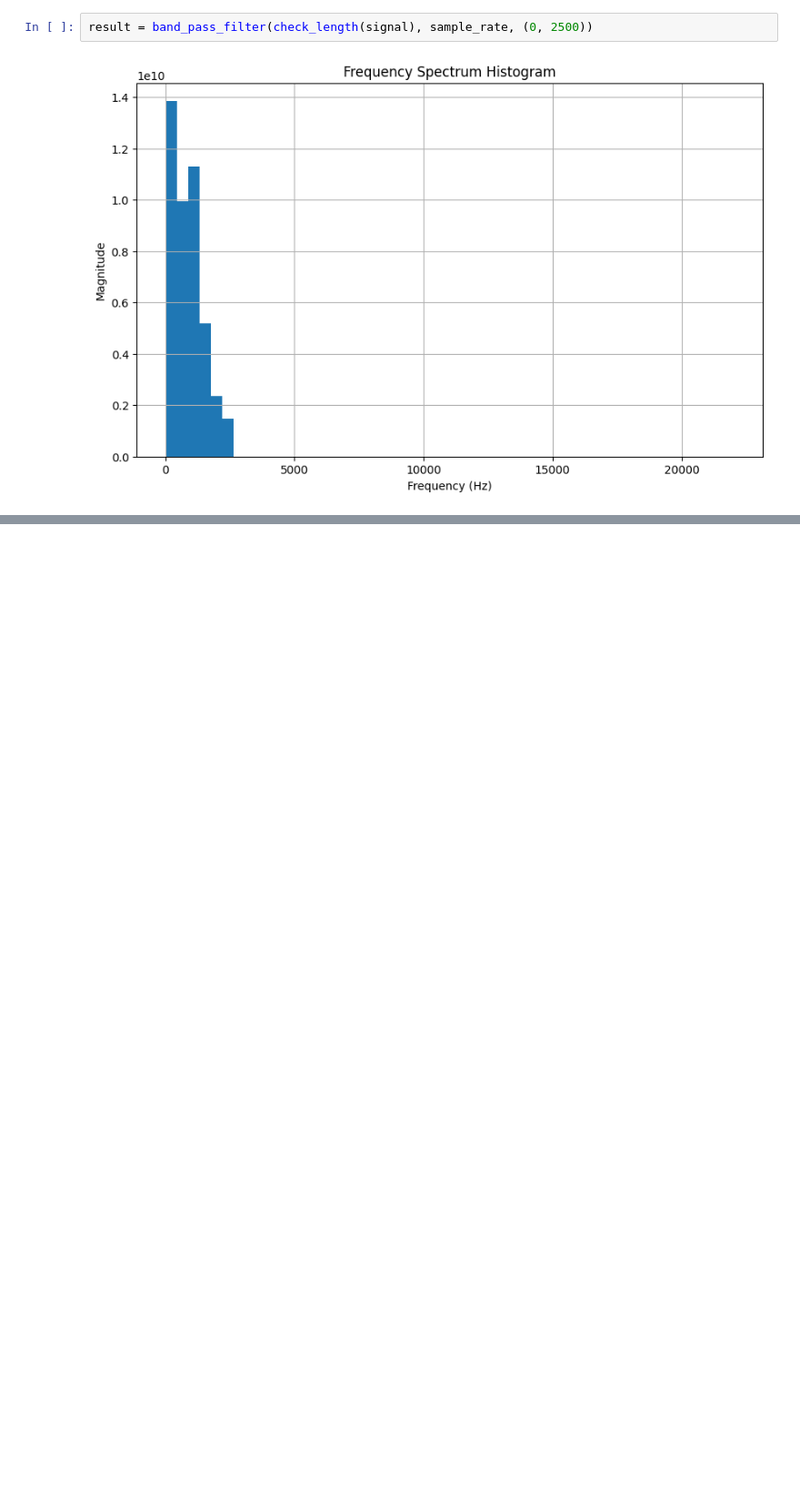
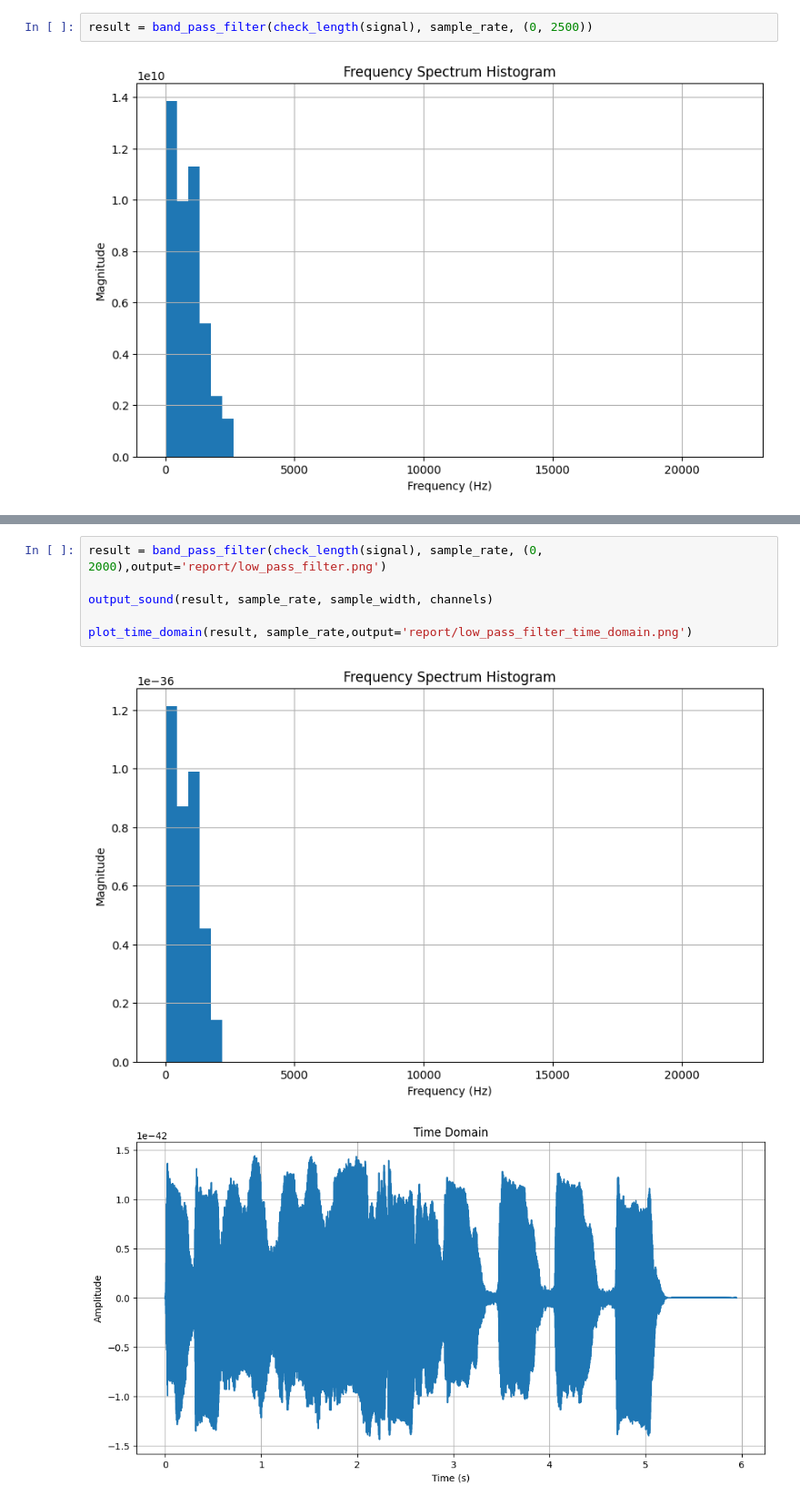
Before and after one commit to KazysV/sap, a Jupyter notebook: 2sap/main.ipynb, the cells around one changed output, grey strips where cells are left out. Shown at 91% size. Cells and saved outputs as stored; diff of their text form; blank space fills up the shorter version.

```diff
--- a/2sap/main.ipynb
+++ b/2sap/main.ipynb
@@ -448 +446,10 @@ result = band_pass_filter(check_length(signal), sample_rate, (1000, 10000))
+# %%
+result = band_pass_filter(check_length(signal), sample_rate, (0, 2000),output='report/low_pass_filter.png')
+
+output_sound(result, sample_rate, sample_width, channels)
+
+plot_time_domain(result, sample_rate,output='report/low_pass_filter_time_domain.png')
+# %% [output]
+[figure, added]
+[figure, added]
 # %%
```
Also changed, not shown: parts of 16 cells of this notebook, 46 other files.
